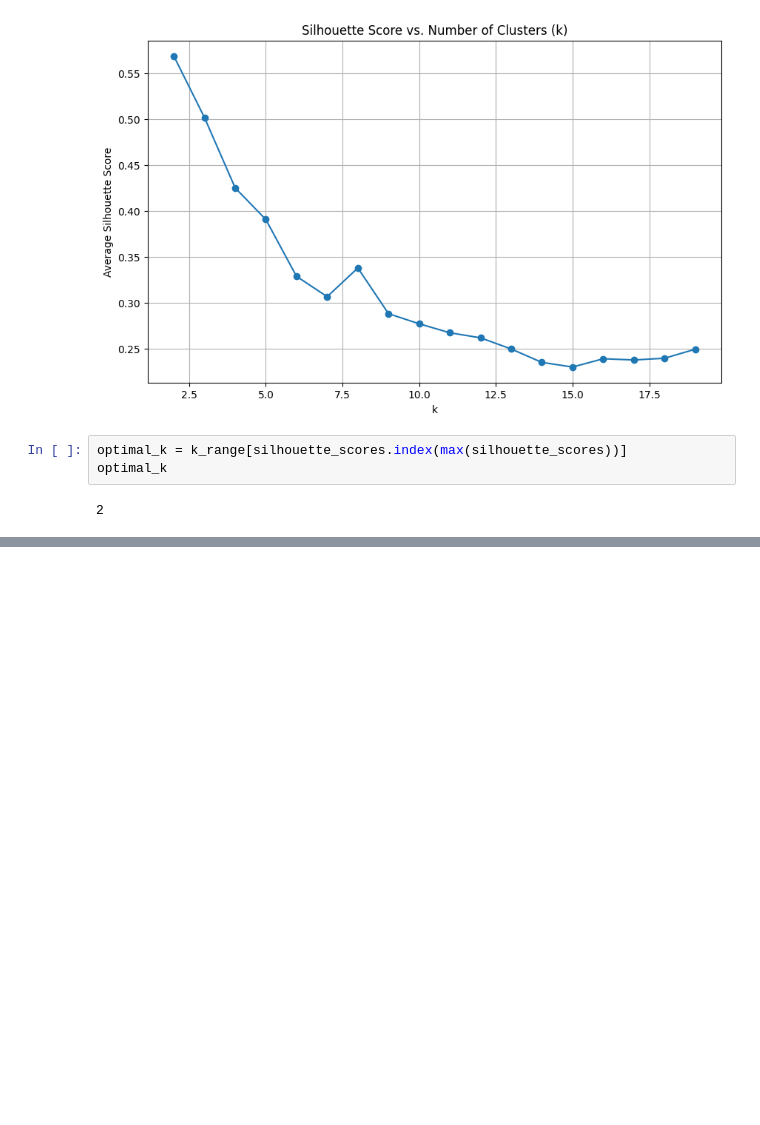
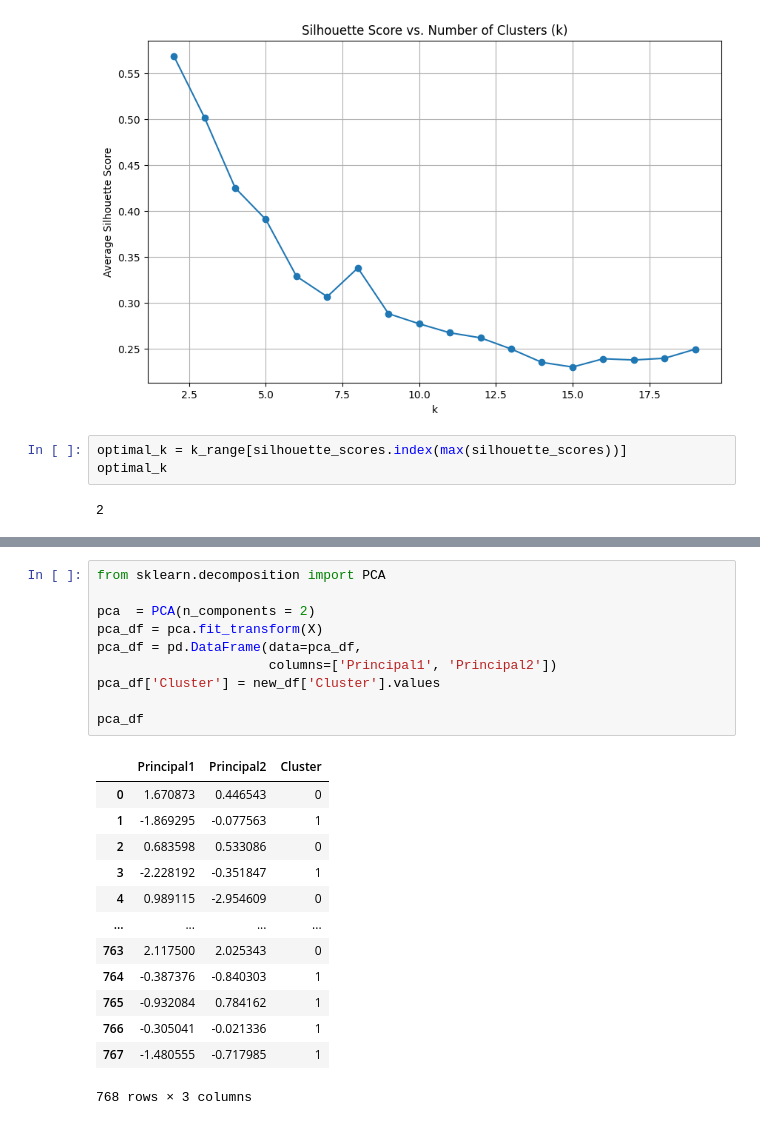
Before and after one commit to epsilon403/analyse_Risque_Diabete, a Jupyter notebook: Untitled.ipynb, the cells around one changed output, grey strips where cells are left out. Cells and saved outputs as stored; diff of their text form; blank space fills up the shorter version.

```diff
--- a/Untitled.ipynb
+++ b/Untitled.ipynb
@@ -307,0 +389,24 @@ plt.show()
+# %%
+from sklearn.decomposition import PCA
+
+pca  = PCA(n_components = 2)
+pca_df = pca.fit_transform(X)
+pca_df = pd.DataFrame(data=pca_df,
+                      columns=['Principal1', 'Principal2'])
+pca_df['Cluster'] = new_df['Cluster'].values
+
+pca_df
+# %% [output]
+|  | Principal1 | Principal2 | Cluster |
+| 0 | 1.670873 | 0.446543 | 0 |
+| 1 | -1.869295 | -0.077563 | 1 |
+| 2 | 0.683598 | 0.533086 | 0 |
+| 3 | -2.228192 | -0.351847 | 1 |
+| 4 | 0.989115 | -2.954609 | 0 |
+| ... | ... | ... | ... |
+| 763 | 2.117500 | 2.025343 | 0 |
+| 764 | -0.387376 | -0.840303 | 1 |
+| 765 | -0.932084 | 0.784162 | 1 |
+| 766 | -0.305041 | -0.021336 | 1 |
+| 767 | -1.480555 | -0.717985 | 1 |
+768 rows × 3 columns
```
Also changed, not shown: parts of 6 cells of this notebook.
